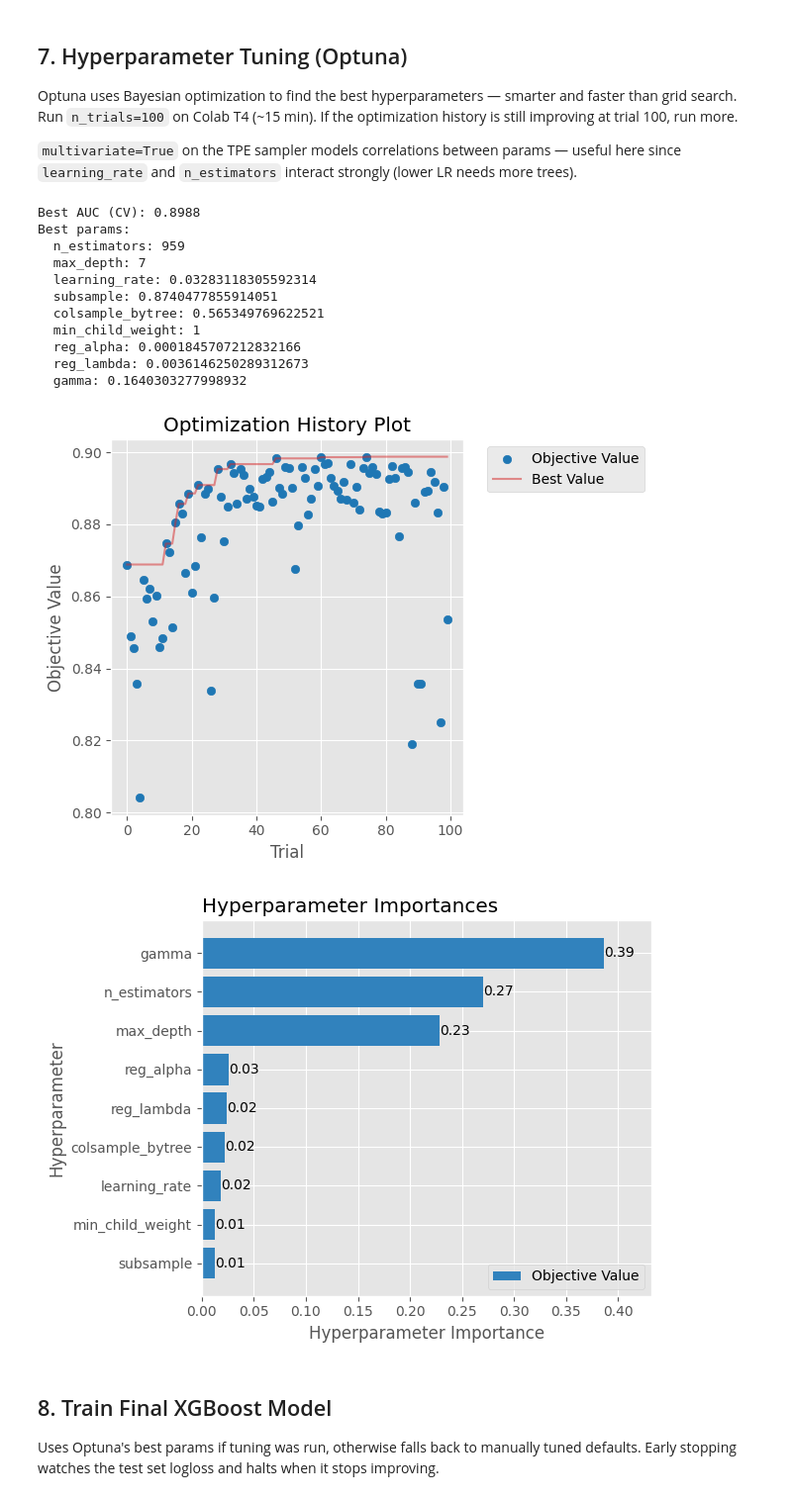
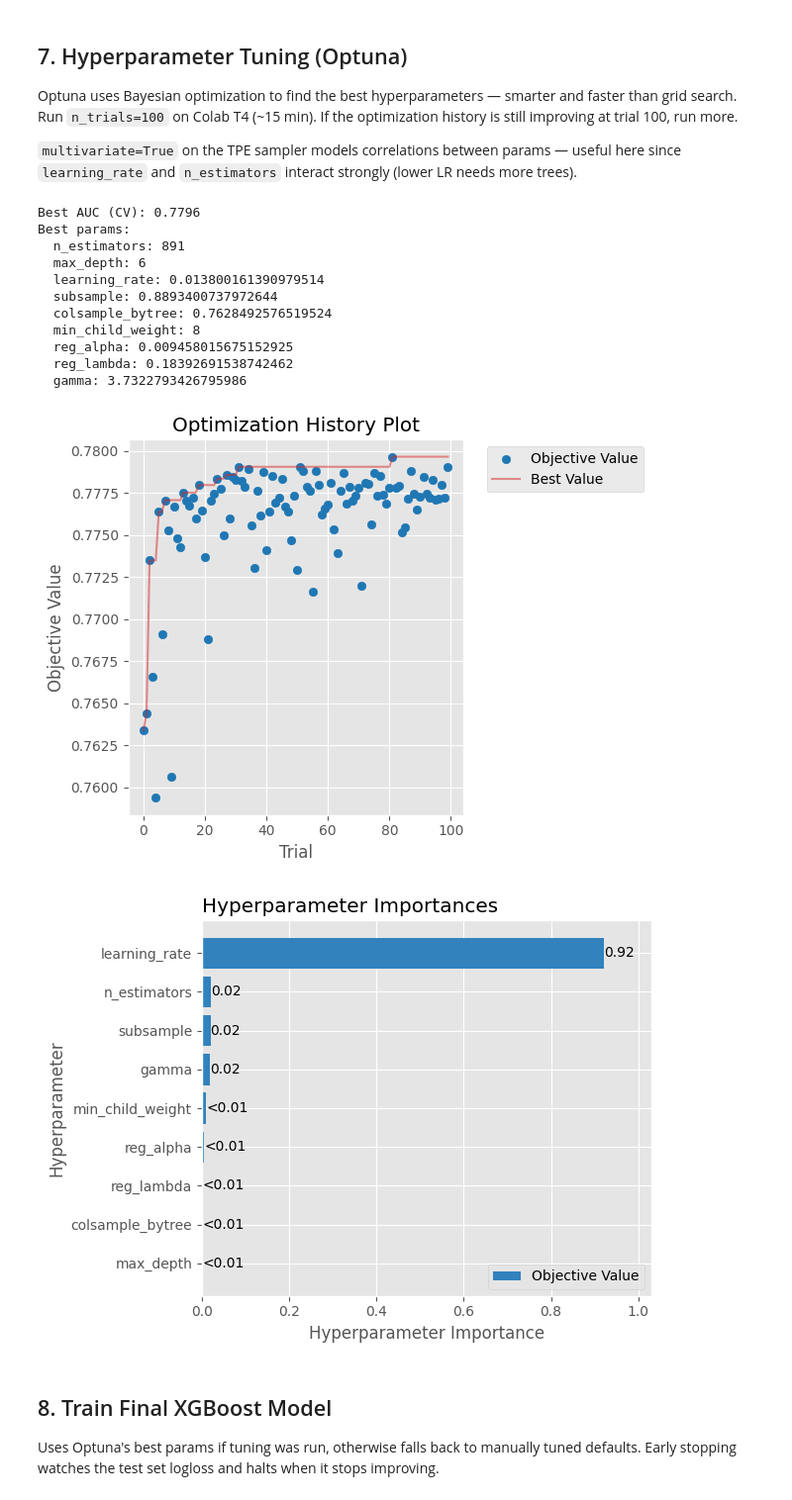
Before and after one commit to s0dl/UFC_Win_Predictor, a Jupyter notebook: server/models/notebooks/ufc_xgboost_model.ipynb, the cells around one changed output. Shown at 99% size. Drawn from its saved outputs; the diff is of its cells as text; code cells hidden in the pictures.

Commit message:
Fixed training leakage

```diff
--- a/server/models/notebooks/ufc_xgboost_model.ipynb
+++ b/server/models/notebooks/ufc_xgboost_model.ipynb
@@ -69,6 +76,11 @@ def ctrl_to_sec(s):
 
 def safe_div(a, b):
     return np.where(b > 0, a / b, 0.0)
+
+def age_at(dob, as_of):
+    dob = pd.to_datetime(dob, errors='coerce')
+    as_of = pd.to_datetime(as_of, errors='coerce')
+    return (as_of - dob).dt.days / 365.25
 
 # ── Load raw stats ────────────────────────────────────────────────────────────
 stats = pd.read_csv(STATS_PATH).dropna(subset=['FIGHTER'])
@@ -130,6 +142,7 @@ Fight-level records: (17306, 33)
 results = pd.read_csv(RESULTS_PATH)
 results['EVENT'] = results['EVENT'].str.strip()
 results['BOUT']  = results['BOUT'].str.strip()
+results['fight_date'] = pd.to_datetime(results['fight_date'], errors='coerce')
 
 results[['f1', 'f2']] = results['BOUT'].str.split(' vs. ', expand=True)
 results['f1'] = results['f1'].str.strip().apply(clean_name)
@@ -146,12 +159,12 @@ if 'odds_inferred' not in results.columns:
 results['odds_inferred'] = results['odds_inferred'].astype(int)
 
 decisive = results[results['OUTCOME'].isin(['W/L', 'L/W'])][
-    ['EVENT', 'BOUT', 'f1', 'f2', 'OUTCOME', 'odds_inferred'] + odds_cols
+    ['EVENT', 'BOUT', 'fight_date', 'f1', 'f2', 'OUTCOME', 'odds_inferred'] + odds_cols
 ].copy()
 decisive['outcome'] = (decisive['OUTCOME'] == 'W/L').astype(int)  # 1 = f1 won
 
 fl = fight_level.merge(
-    decisive[['EVENT', 'BOUT', 'f1', 'f2', 'outcome', 'odds_inferred'] + odds_cols],
+    decisive[['EVENT', 'BOUT', 'fight_date', 'f1', 'f2', 'outcome', 'odds_inferred'] + odds_cols],
     on=['EVENT', 'BOUT'],
     how='inner'
 )
@@ -161,9 +174,16 @@ fl['opponent'] = np.where(fl['is_f1'], fl['f2'], fl['f1'])
 fl['open_odds'] = np.where(fl['is_f1'], fl['f1_open_odds'], fl['f2_open_odds'])
 fl['close_odds'] = np.where(fl['is_f1'], fl['f1_close_odds'], fl['f2_close_odds'])
 
-# Raw data is newest-first; reverse to get oldest-first for rolling
-event_order = results[['EVENT']].drop_duplicates().reset_index(drop=True)
-event_order['event_idx'] = event_order.index.max() - event_order.index  # 0 = oldest
+# Use event dates to get oldest-first ordering for rolling features.
+event_order = (
+    results[['EVENT', 'fight_date']]
+    .dropna(subset=['fight_date'])
+    .drop_duplicates()
+    .sort_values(['fight_date', 'EVENT'])
+    .reset_index(drop=True)
+)
+event_order['event_idx'] = np.arange(len(event_order))  # 0 = oldest
+event_order = event_order[['EVENT', 'event_idx']]
 fl = fl.merge(event_order, on='EVENT', how='left')
 fl = fl.sort_values(['FIGHTER', 'event_idx']).reset_index(drop=True)
 
@@ -230,18 +250,17 @@ num_cols = fs.select_dtypes('float').columns
 fs[num_cols] = fs[num_cols].fillna(fs[num_cols].median())
 
 fs['date_of_birth'] = pd.to_datetime(fs['date_of_birth'], errors='coerce')
-today = pd.Timestamp.today()
-fs['age'] = fs['date_of_birth'].apply(
-    lambda d: today.year - d.year - ((today.month, today.day) < (d.month, d.day))
-    if pd.notnull(d) else np.nan
-)
-fs = fs.drop(columns=['date_of_birth'])
-fs['age'] = fs['age'].fillna(fs['age'].median())
 fs['stance'] = fs['stance'].fillna('Unknown')
 fs = pd.get_dummies(fs, columns=['stance'], prefix='stance', dtype=int)
 fs['name'] = fs['name'].apply(clean_name)
 
-career_cols = [c for c in fs.columns if c != 'name']
+fs_for_training = fs.copy()
+static_career_cols = [c for c in fs_for_training.columns if c not in ['name', 'date_of_birth']]
+# Current age is used only by predict_fight; training rows get event-date age below.
+fs['age'] = age_at(fs['date_of_birth'], pd.Timestamp.today().normalize())
+fs = fs.drop(columns=['date_of_birth'])
+fs['age'] = fs['age'].fillna(fs['age'].median())
+career_cols = static_career_cols + ['age']
 print(f"Career features: {len(career_cols)}")
 print(f"Fighters in database: {len(fs)}")
 # %% [output]
@@ -364,7 +409,7 @@ Optuna uses Bayesian optimization to find the best hyperparameters — smarter a
 # %%
 # pip install optuna  (if needed)
 import optuna
-from sklearn.model_selection import StratifiedKFold, cross_val_score
+from sklearn.model_selection import GroupKFold, cross_val_score
 optuna.logging.set_verbosity(optuna.logging.WARNING)
 
 def objective(trial):
@@ -381,47 +426,47 @@ def objective(trial):
         'eval_metric': 'auc',
         'random_state': 42,
         'n_jobs': -1,
         'device': 'cuda',
         'tree_method': 'hist'
     }
-    cv = StratifiedKFold(n_splits=5, shuffle=True, random_state=42)
+    cv = GroupKFold(n_splits=5)
     scores = cross_val_score(
         xgb.XGBClassifier(**params), X_train, y_train,
-        cv=cv, scoring='roc_auc', n_jobs=-1
+        groups=groups_train, cv=cv, scoring='roc_auc', n_jobs=-1
     )
     return scores.mean()
 
 study = optuna.create_study(
     direction='maximize',
     sampler=optuna.samplers.TPESampler(multivariate=True)
 )
 study.optimize(objective, n_trials=100, show_progress_bar=True)
 
 print(f"Best AUC (CV): {study.best_value:.4f}")
 print(f"Best params:")
 for k, v in study.best_params.items():
     print(f"  {k}: {v}")
 
 # Visualize search
 optuna.visualization.matplotlib.plot_optimization_history(study)
 plt.tight_layout(); plt.show()
 
 optuna.visualization.matplotlib.plot_param_importances(study)
 plt.tight_layout(); plt.show()
 # %% [output]
-Best AUC (CV): 0.8988
+Best AUC (CV): 0.7796
 Best params:
-  n_estimators: 959
-  max_depth: 7
-  learning_rate: 0.03283118305592314
-  subsample: 0.8740477855914051
-  colsample_bytree: 0.565349769622521
-  min_child_weight: 1
-  reg_alpha: 0.0001845707212832166
-  reg_lambda: 0.0036146250289312673
-  gamma: 0.1640303277998932
+  n_estimators: 891
+  max_depth: 6
+  learning_rate: 0.013800161390979514
+  subsample: 0.8893400737972644
+  colsample_bytree: 0.7628492576519524
+  min_child_weight: 8
+  reg_alpha: 0.009458015675152925
+  reg_lambda: 0.18392691538742462
+  gamma: 3.7322793426795986
-[figure, old version]
+[figure, new version]
-[figure, old version]
+[figure, new version]
 # %% [markdown]
 ## 8. Train Final XGBoost Model
 
```
Also changed, not shown: parts of 10 cells of this notebook, 15 other files.
